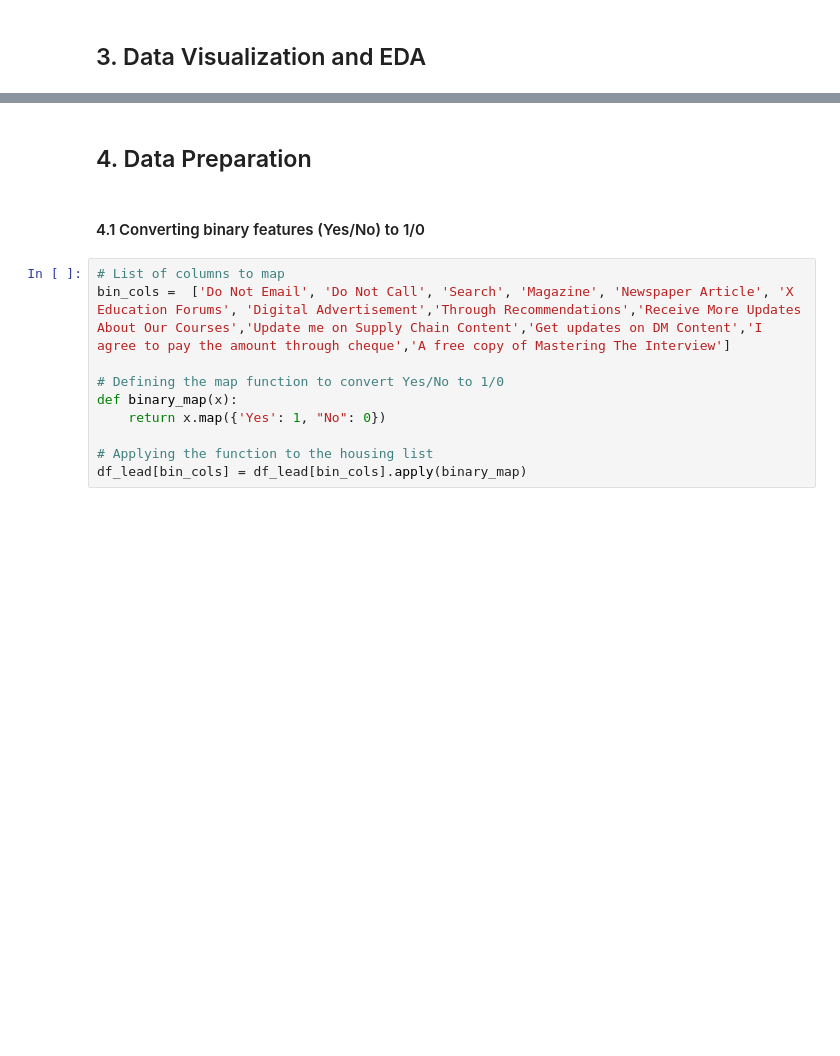
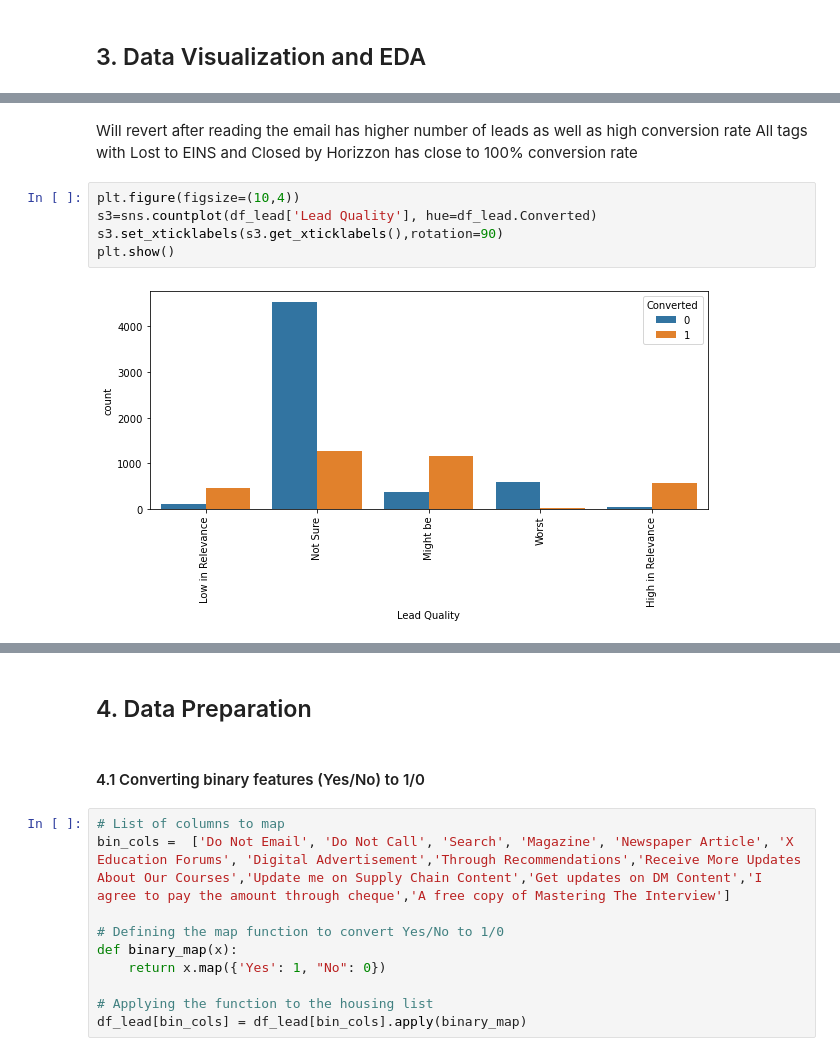
Before and after one commit to aparnakishan/XEducationLeadScore, a Jupyter notebook: LeadScoreXEduCaseStudy.ipynb, the cells around one changed output, grey strips where cells are left out. Drawn from its saved outputs; the diff is of its cells as text; blank space fills up the shorter version.

```diff
--- a/LeadScoreXEduCaseStudy.ipynb
+++ b/LeadScoreXEduCaseStudy.ipynb
@@ -534,0 +594,10 @@ plt.show()
+# %% [markdown]
+Will revert after reading the email has higher number of leads as well as high conversion rate
+All tags with Lost to EINS and Closed by Horizzon has close to 100% conversion rate
+# %%
+plt.figure(figsize=(10,4))
+s3=sns.countplot(df_lead['Lead Quality'], hue=df_lead.Converted)
+s3.set_xticklabels(s3.get_xticklabels(),rotation=90)
+plt.show()
+# %% [output]
+[figure, added]
```
Also changed, not shown: parts of 80 cells of this notebook.
